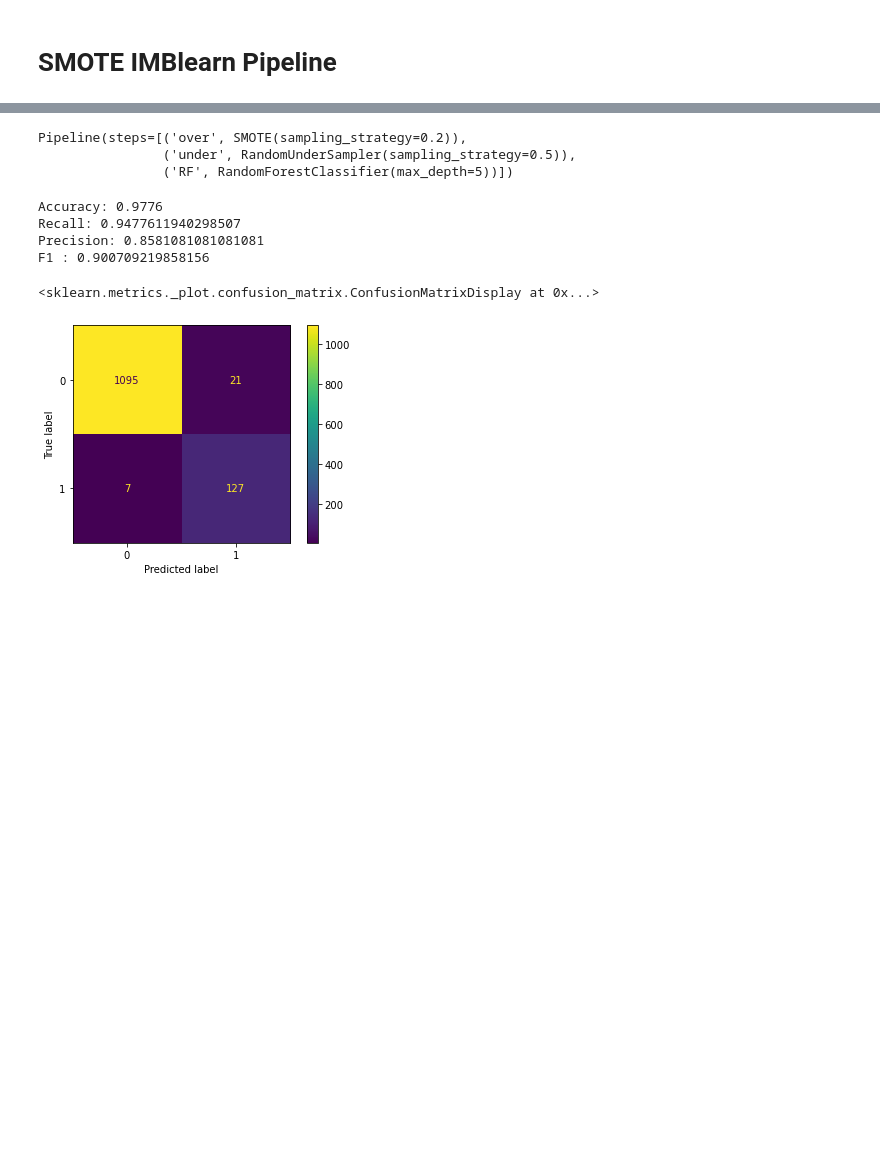
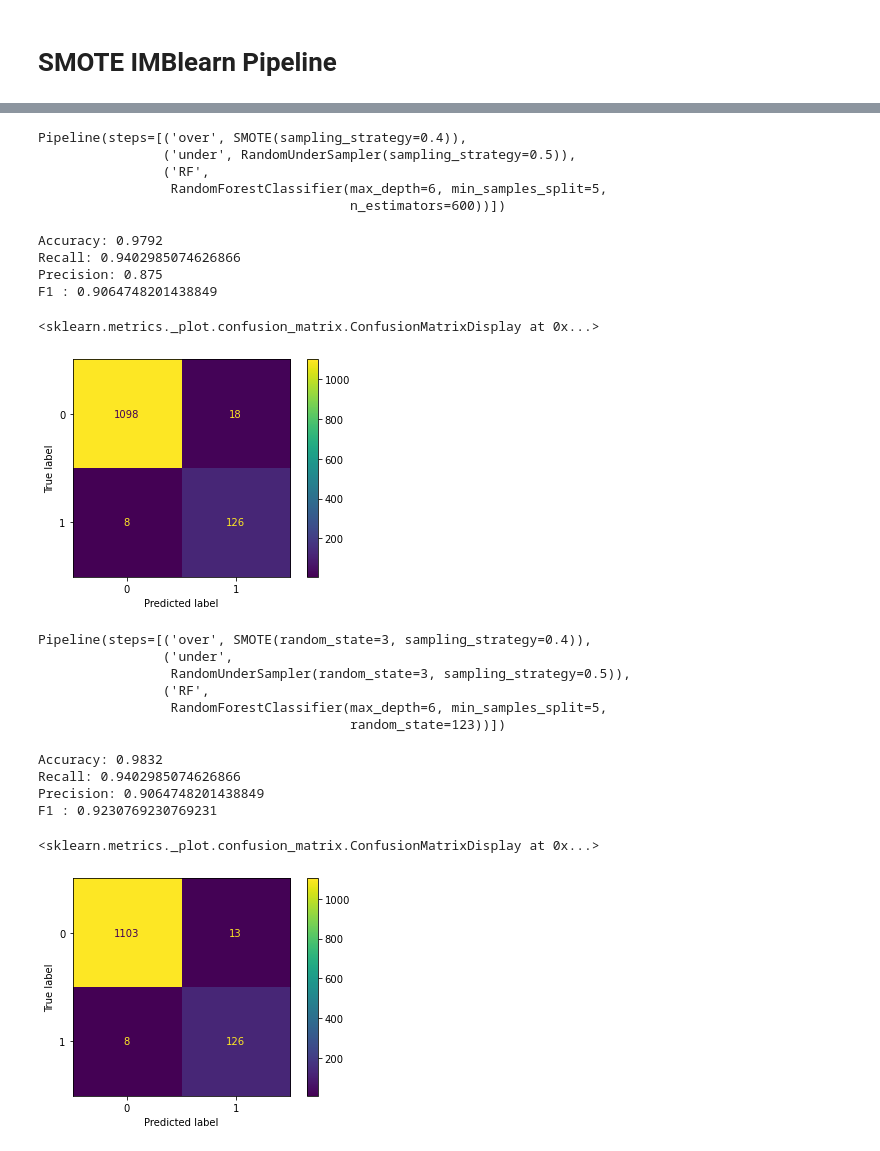
Before and after one commit to JalilSarwari/phase_3_project_jalil, a Jupyter notebook: modeling.ipynb, the cells around one changed output, grey strips where cells are left out. Drawn from its saved outputs; the diff is of its cells as text; code cells hidden in the pictures; blank space fills up the shorter version.

Commit message:
Updated my pipelines. aiming to fix variance

```diff
--- a/modeling.ipynb
+++ b/modeling.ipynb
@@ -183,6 +189,6 @@ ros_gridsearch = GridSearchCV(estimator=smote_pipeline,
                           )
 # %%
-ros_gridsearch.fit(X_train,y_train)
+smote_gridsearch.fit(X_train,y_train)
 # %% [output]
 GridSearchCV(cv=3,
              estimator=Pipeline(steps=[('over', SMOTE()),
@@ -199,21 +207,52 @@ GridSearchCV(cv=3,
 # %%
-smote_best_model = ros_gridsearch.best_estimator_
+smote_best_model = smote_gridsearch.best_estimator_
 smote_best_model.fit(X_train,y_train)
 # %% [output]
-Pipeline(steps=[('over', SMOTE(sampling_strategy=0.2)),
+Pipeline(steps=[('over', SMOTE(sampling_strategy=0.4)),
                 ('under', RandomUnderSampler(sampling_strategy=0.5)),
-                ('RF', RandomForestClassifier(max_depth=5))])
+                ('RF',
+                 RandomForestClassifier(max_depth=6, min_samples_split=5,
+                                        n_estimators=600))])
 # %%
-ros_y_pred = smote_best_model.predict(X_test)
-print("Accuracy: {}".format(accuracy_score(y_test,ros_y_pred)))
-print("Recall: {}".format(recall_score(y_test,ros_y_pred)))
-print("Precision: {}".format(precision_score(y_test,ros_y_pred)))
-print("F1 : {}".format(f1_score(y_test,ros_y_pred)))
+smote_y_pred = smote_best_model.predict(X_test)
+print("Accuracy: {}".format(accuracy_score(y_test,smote_y_pred)))
+print("Recall: {}".format(recall_score(y_test,smote_y_pred)))
+print("Precision: {}".format(precision_score(y_test,smote_y_pred)))
+print("F1 : {}".format(f1_score(y_test,smote_y_pred)))
 plot_confusion_matrix(smote_best_model,X_test,y_test)
 # %% [output]
-Accuracy: 0.9776
-Recall: 0.9477611940298507
-Precision: 0.8581081081081081
-F1 : 0.900709219858156
+Accuracy: 0.9792
+Recall: 0.9402985074626866
+Precision: 0.875
+F1 : 0.9064748201438849
 <sklearn.metrics._plot.confusion_matrix.ConfusionMatrixDisplay at 0x...>
 [figure]
+# %%
+good_pipe = imb_pipe(steps=[('over', SMOTE(sampling_strategy=0.4,random_state=3)),
+                ('under', RandomUnderSampler(sampling_strategy=0.5,random_state=3)),
+                ('RF',
+                 RandomForestClassifier(max_depth=6, min_samples_split=5,
+                                        n_estimators=100,random_state=123))])
+# %%
+good_pipe.fit(X_train,y_train)
+# %% [output]
+Pipeline(steps=[('over', SMOTE(random_state=3, sampling_strategy=0.4)),
+                ('under',
+                 RandomUnderSampler(random_state=3, sampling_strategy=0.5)),
+                ('RF',
+                 RandomForestClassifier(max_depth=6, min_samples_split=5,
+                                        random_state=123))])
+# %%
+good_y_pred = good_pipe.predict(X_test)
+print("Accuracy: {}".format(accuracy_score(y_test,good_y_pred)))
+print("Recall: {}".format(recall_score(y_test,good_y_pred)))
+print("Precision: {}".format(precision_score(y_test,good_y_pred)))
+print("F1 : {}".format(f1_score(y_test,good_y_pred)))
+plot_confusion_matrix(good_pipe,X_test,y_test)
+# %% [output]
+Accuracy: 0.9832
+Recall: 0.9402985074626866
+Precision: 0.9064748201438849
+F1 : 0.9230769230769231
+<sklearn.metrics._plot.confusion_matrix.ConfusionMatrixDisplay at 0x...>
+[figure, added]
```
Also changed, not shown: parts of 5 cells of this notebook.
